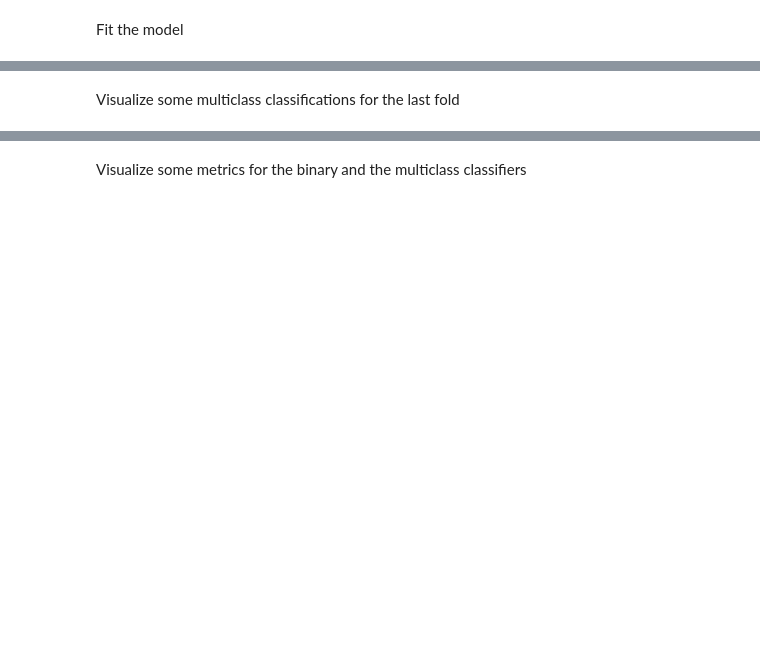
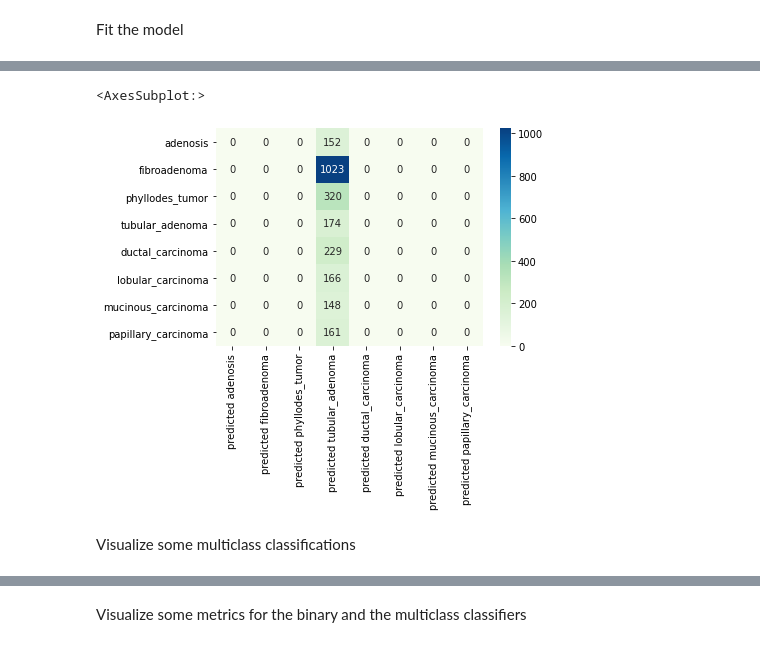
Before and after one commit to dariocurr/dl_project, a Jupyter notebook: project.ipynb, the cells around one changed output, grey strips where cells are left out. Drawn from its saved outputs; the diff is of its cells as text; code cells hidden in the pictures; blank space fills up the shorter version.

```diff
--- a/project.ipynb
+++ b/project.ipynb
@@ -470,5 +484,23 @@ Epoch 50/50
+# %%
+deep_model_results["multiclass"]["y_true"] = [np.argmax(array) for array in y_test_multiclass]
+deep_model_results["multiclass"]["y_predicted"] = [np.argmax(array) for array in deep_model_results["multiclass"]["predictions"]]
+
+sn.heatmap(
+    data = confusion_matrix(
+        deep_model_results["multiclass"]["y_true"],
+        deep_model_results["multiclass"]["y_predicted"]
+    ),
+    cmap = "GnBu",
+    fmt= 'g',
+    annot = True,
+    xticklabels = ["predicted "  + sub_class for l in sub_classes.values() for sub_class in l],
+    yticklabels = [sub_class for l in sub_classes.values() for sub_class in l]
+)
+# %% [output]
+<AxesSubplot:>
+[figure, added]
 # %% [markdown]
-Visualize some multiclass classifications for the last fold
+Visualize some multiclass classifications
 # %%
 random_indices = [random.randint(1, len(y_test_multiclass)) for _ in range(16)]
 plot_results(random_indices, x_test, y_test_multiclass, deep_model_results["multiclass"]["predictions"])
```
Also changed, not shown: parts of 28 cells of this notebook.
